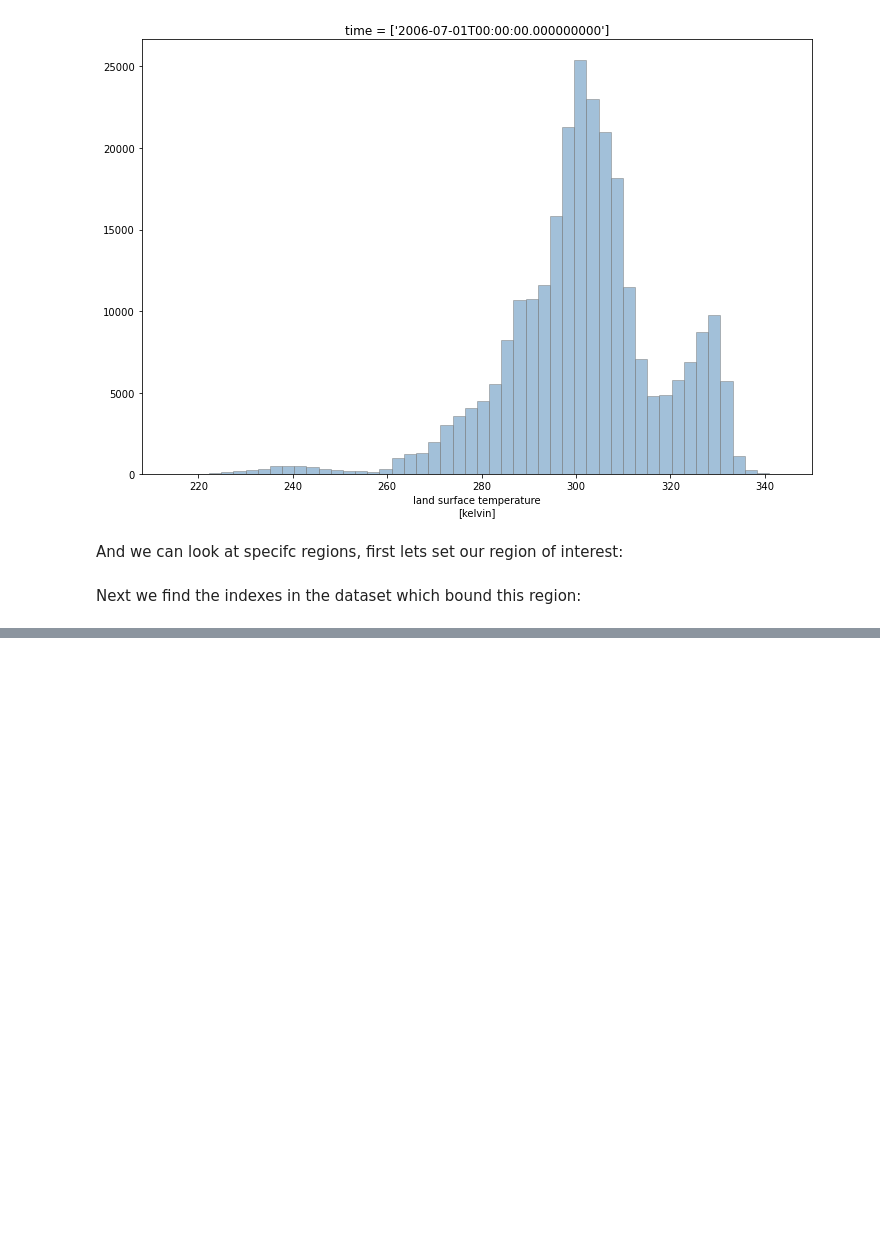
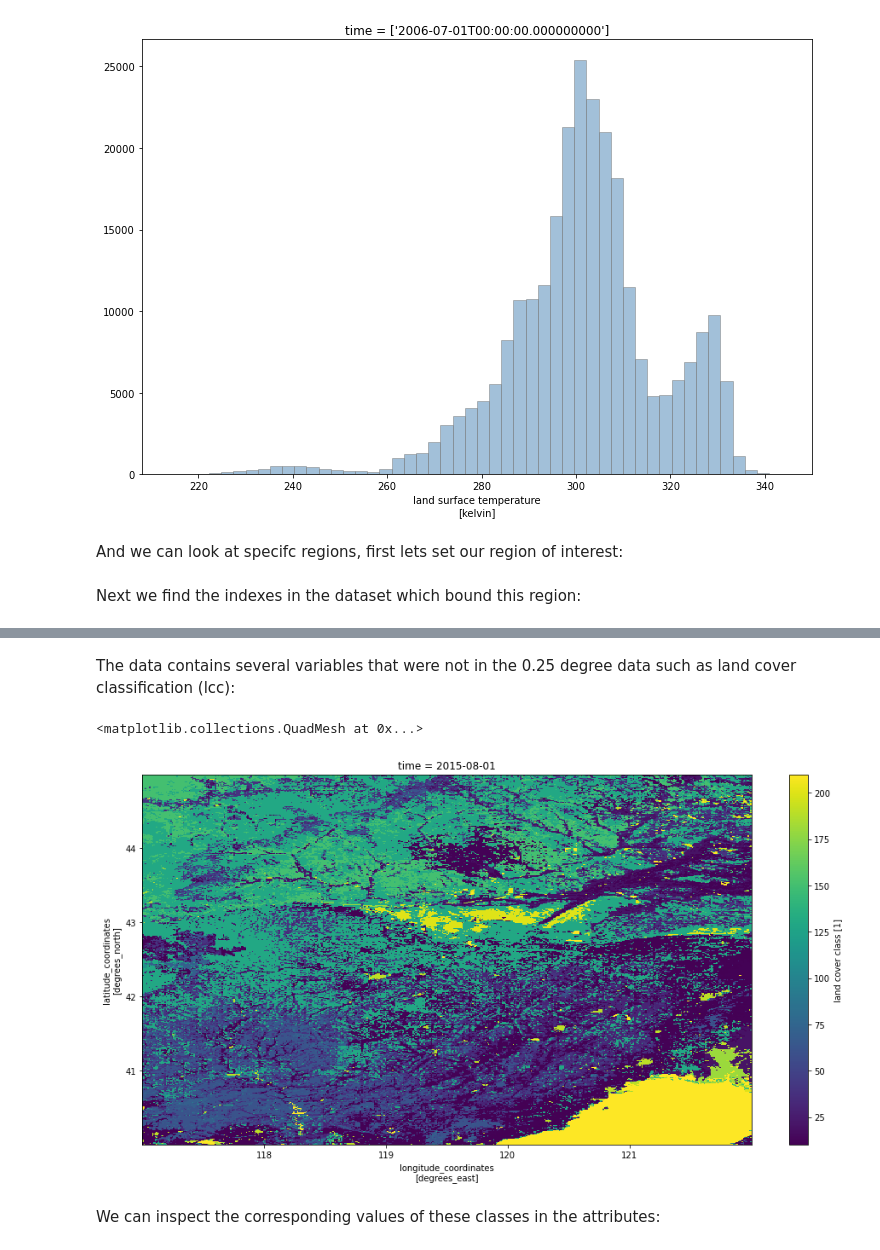
Before and after one commit to MikeJSPerry/ESA_CCI_LST_DEMO, a Jupyter notebook: example_reader.ipynb, the cells around one changed output, grey strips where cells are left out. Cells and saved outputs as stored; diff of their text form; code cells hidden in the pictures; blank space fills up the shorter version.

```diff
--- a/example_reader.ipynb
+++ b/example_reader.ipynb
@@ -78,0 +94,9 @@ ds.lst[dict(lat=600)].plot(aspect=2,size=8)
+# %% [markdown]
+The data contains several variables that were not in the 0.25 degree data such as land cover classification (lcc):
+# %%
+regridded_ds.lcc.plot(size=8,aspect=2)
+# %% [output]
+<matplotlib.collections.QuadMesh at 0x...>
+[figure, added]
+# %% [markdown]
+We can inspect the corresponding values of these classes in the attributes:
```
Also changed, not shown: parts of 16 cells of this notebook.
